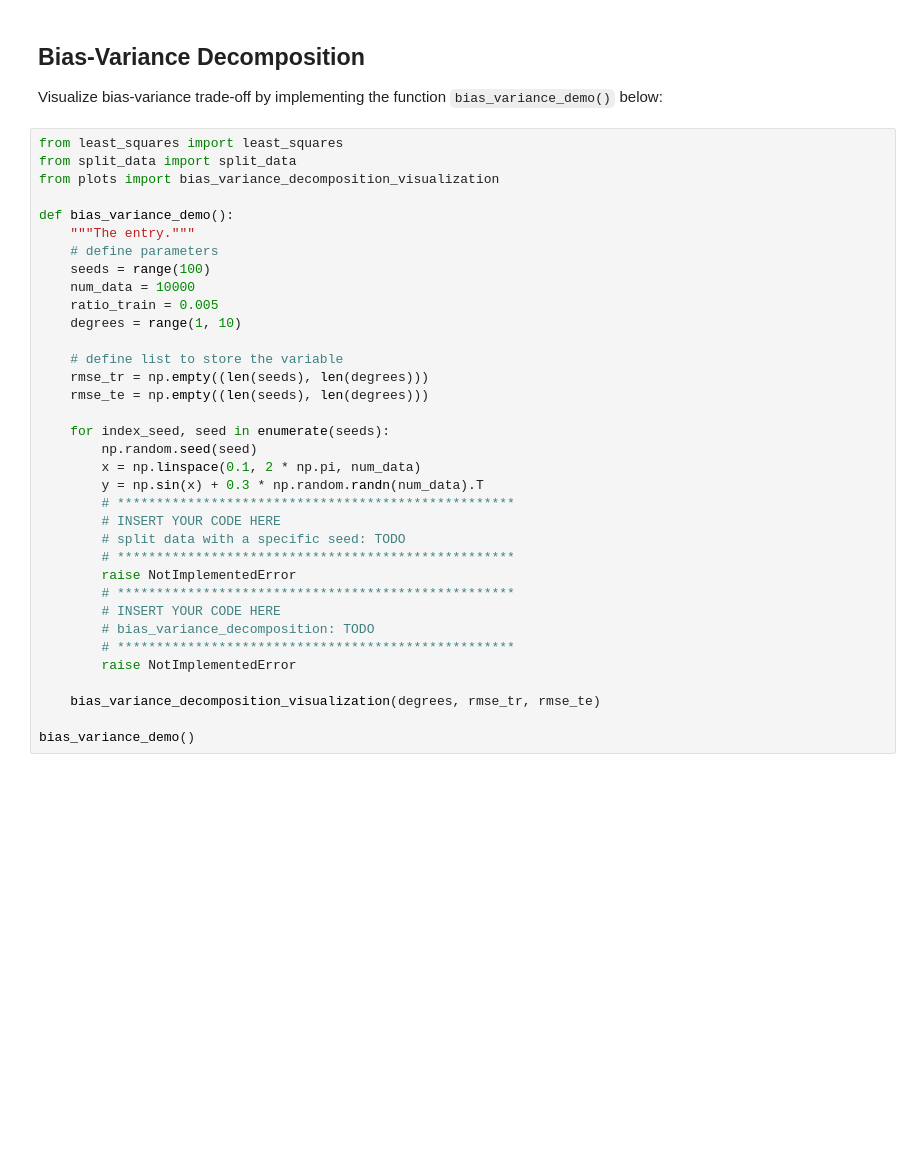
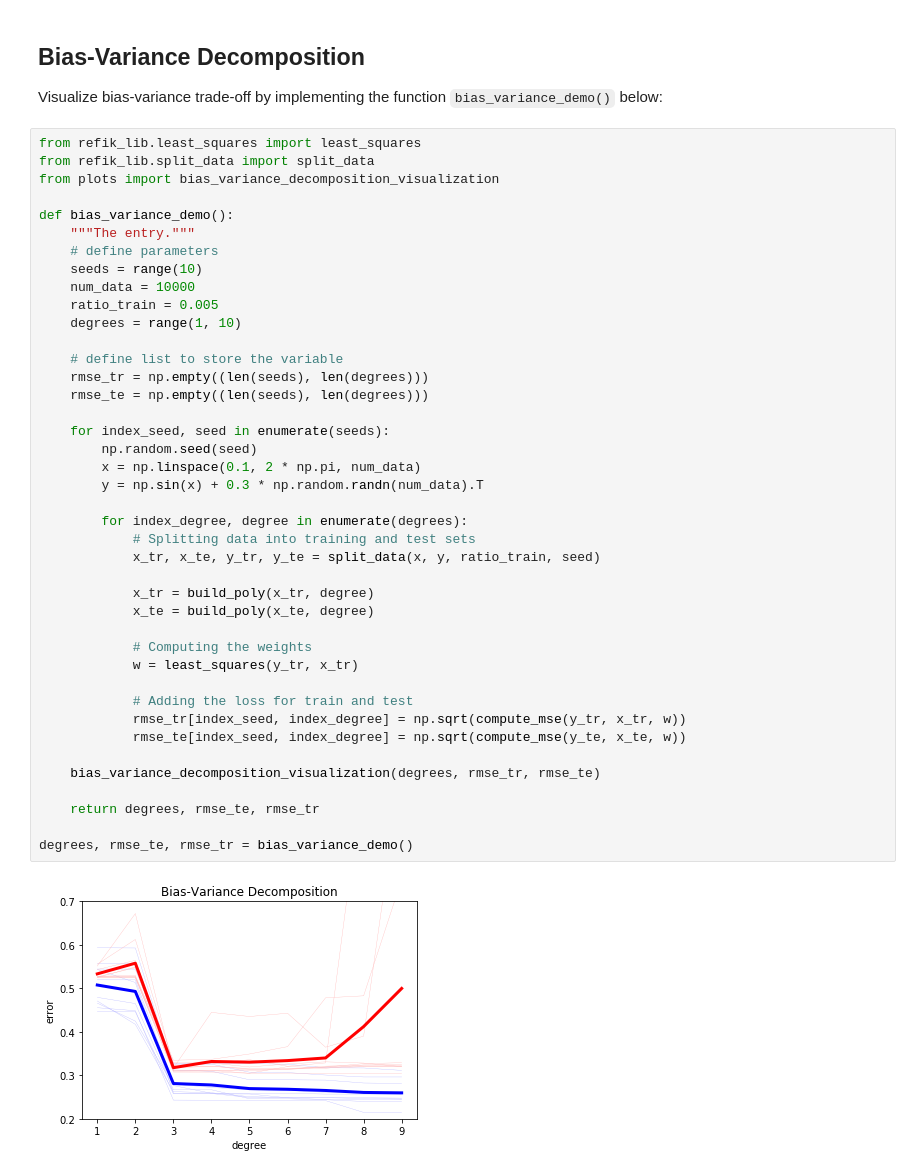
Before and after one commit to refik/ML_course, a Jupyter notebook: labs/ex04/template/ex04.ipynb, the cells around one changed output. Saved outputs shown, nothing was run; the diff lists cells and outputs as text; blank space fills up the shorter version.

```diff
--- a/labs/ex04/template/ex04.ipynb
+++ b/labs/ex04/template/ex04.ipynb
@@ -126,37 +125,45 @@ Looks like any degree above 4 looks OK.
 ## Bias-Variance Decomposition
 Visualize bias-variance trade-off by implementing the function `bias_variance_demo()` below:
 # %%
-from least_squares import least_squares
-from split_data import split_data
+from refik_lib.least_squares import least_squares
+from refik_lib.split_data import split_data
 from plots import bias_variance_decomposition_visualization
 
 def bias_variance_demo():
     """The entry."""
     # define parameters
-    seeds = range(100)
+    seeds = range(10)
     num_data = 10000
     ratio_train = 0.005
     degrees = range(1, 10)
 
     # define list to store the variable
     rmse_tr = np.empty((len(seeds), len(degrees)))
     rmse_te = np.empty((len(seeds), len(degrees)))
 
     for index_seed, seed in enumerate(seeds):
         np.random.seed(seed)
         x = np.linspace(0.1, 2 * np.pi, num_data)
         y = np.sin(x) + 0.3 * np.random.randn(num_data).T
-        # ***************************************************
-        # INSERT YOUR CODE HERE
-        # split data with a specific seed: TODO
-        # ***************************************************
-        raise NotImplementedError
-        # ***************************************************
-        # INSERT YOUR CODE HERE
-        # bias_variance_decomposition: TODO
-        # ***************************************************
-        raise NotImplementedError
+
+        for index_degree, degree in enumerate(degrees):
+            # Splitting data into training and test sets
+            x_tr, x_te, y_tr, y_te = split_data(x, y, ratio_train, seed)
+
+            x_tr = build_poly(x_tr, degree)
+            x_te = build_poly(x_te, degree)
+
+            # Computing the weights
+            w = least_squares(y_tr, x_tr)
+
+            # Adding the loss for train and test
+            rmse_tr[index_seed, index_degree] = np.sqrt(compute_mse(y_tr, x_tr, w))
+            rmse_te[index_seed, index_degree] = np.sqrt(compute_mse(y_te, x_te, w))
 
     bias_variance_decomposition_visualization(degrees, rmse_tr, rmse_te)
 
-bias_variance_demo()
+    return degrees, rmse_te, rmse_tr
+
+degrees, rmse_te, rmse_tr = bias_variance_demo()
+# %% [output]
+[figure, added]
```
Also changed, not shown: parts of 8 cells of this notebook, 5 other files.
